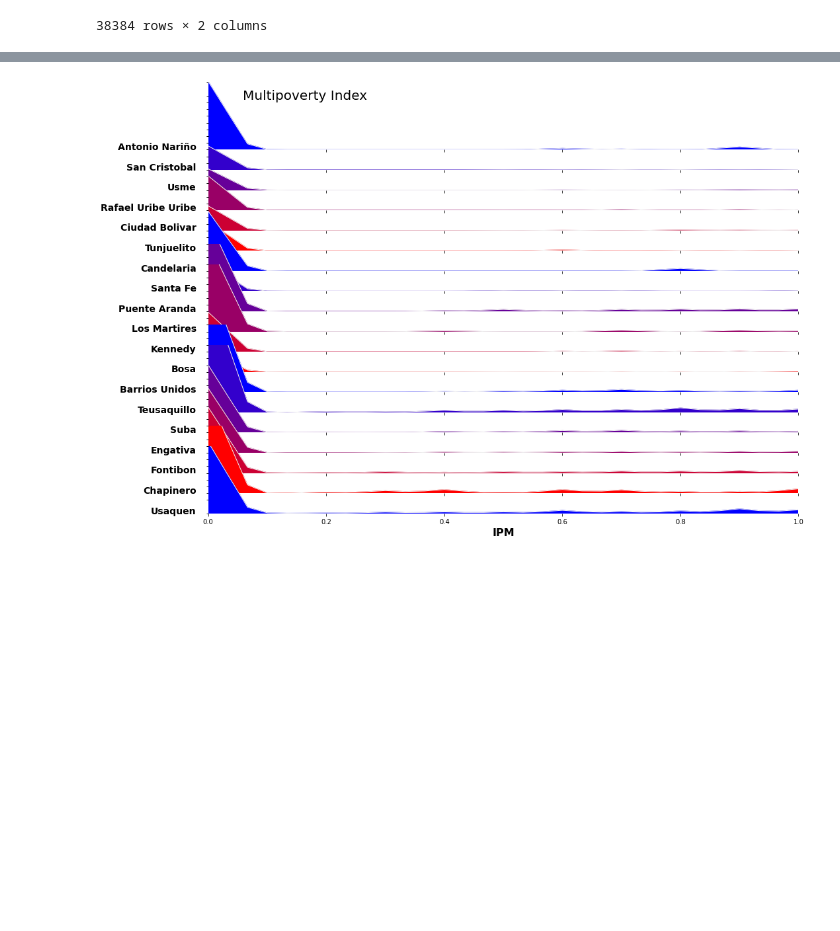
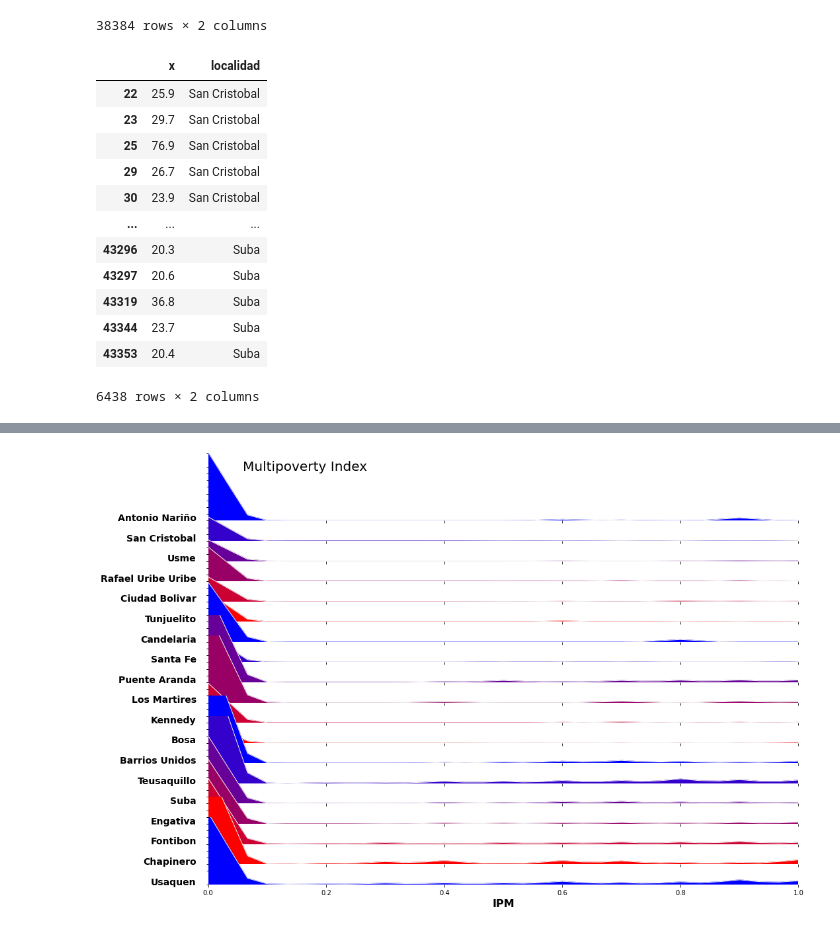
Before and after one commit to ChaosDonkey06/bogota_covid19_lockdowns, a Jupyter notebook: rt_perc_SSE.ipynb, the cells around one changed output, grey strips where cells are left out. Drawn from its saved outputs; the diff is of its cells as text; code cells hidden in the pictures; blank space fills up the shorter version.

```diff
--- a/rt_perc_SSE.ipynb
+++ b/rt_perc_SSE.ipynb
@@ -161,6 +183,23 @@ df_ipm
 | 43353 | 20.4 | Suba |
 | 43354 | 10.8 | Suba |
 38384 rows × 2 columns
+# %%
+df_ipm = df_ipm[df_ipm["x"]>20]
+df_ipm
+# %% [output]
+|  | x | localidad |
+| 22 | 25.9 | San Cristobal |
+| 23 | 29.7 | San Cristobal |
+| 25 | 76.9 | San Cristobal |
+| 29 | 26.7 | San Cristobal |
+| 30 | 23.9 | San Cristobal |
+| ... | ... | ... |
+| 43296 | 20.3 | Suba |
+| 43297 | 20.6 | Suba |
+| 43319 | 36.8 | Suba |
+| 43344 | 23.7 | Suba |
+| 43353 | 20.4 | Suba |
+6438 rows × 2 columns
 # %%
 # Initialize the FacetGrid object
 pal = sns.cubehelix_palette(df_ipm.localidad.unique().shape[0], rot=-.25, light=.7)
```
Also changed, not shown: parts of 4 cells of this notebook, 4 other files.
